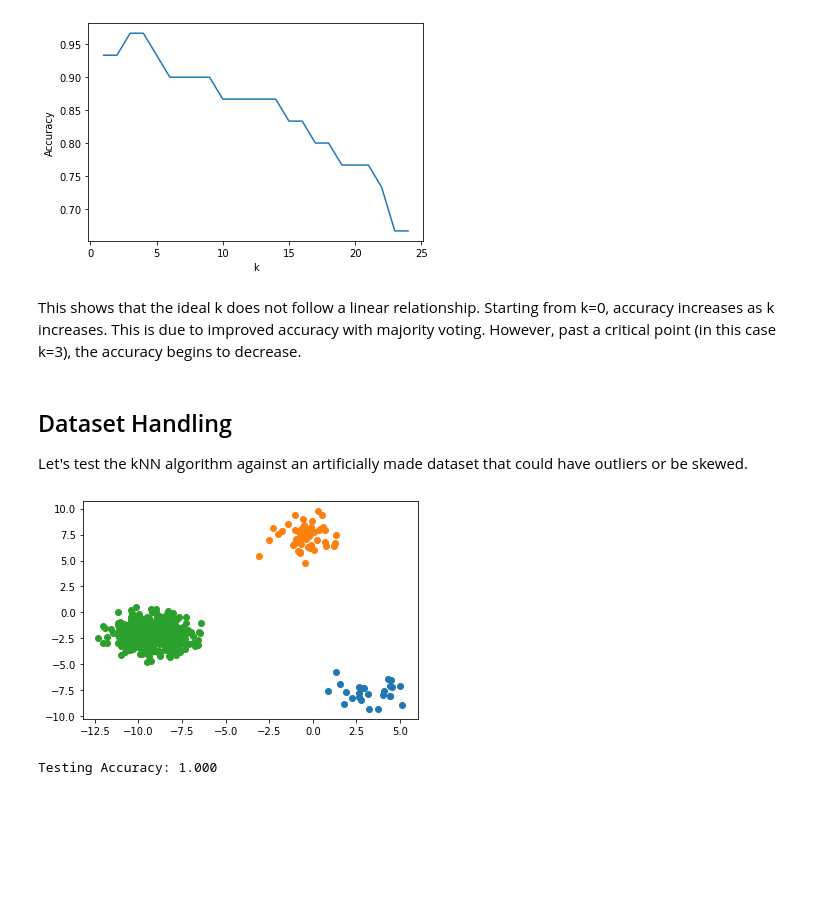
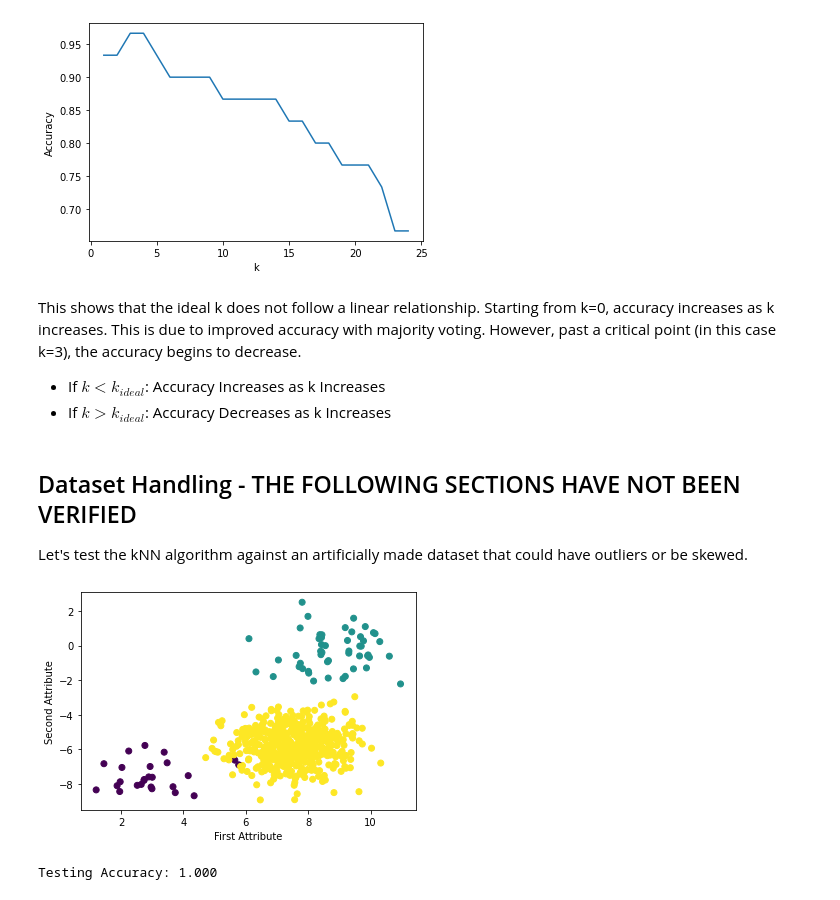
Before and after one commit to athanzxyt/ml_basics, a Jupyter notebook: kNN.ipynb, the cells around one changed output. Drawn from its saved outputs; the diff is of its cells as text; code cells hidden in the pictures; blank space fills up the shorter version.

```diff
--- a/kNN.ipynb
+++ b/kNN.ipynb
@@ -142,18 +141,23 @@ plt.plot(ks, accs)
 [figure]
 # %% [markdown]
 This shows that the ideal k does not follow a linear relationship. Starting from k=0, accuracy increases as k increases. This is due to improved accuracy with majority voting. However, past a critical point (in this case k=3), the accuracy begins to decrease.
+
++ If $k < k_{ideal}$: Accuracy Increases as k Increases
++ If $k > k_{ideal}$: Accuracy Decreases as k Increases
 # %% [markdown]
-## Dataset Handling
+## Dataset Handling - THE FOLLOWING SECTIONS HAVE NOT BEEN VERIFIED
 Let's test the kNN algorithm against an artificially made dataset that could have outliers or be skewed.
 # %%
 # Make artificial dataset
-X, Y = make_blobs(n_samples=[25,50,500], n_features=3, random_state=1000)
+X, Y = make_blobs(n_samples=[25,50,500], n_features=2, random_state=1000)
 X_train, X_test, Y_train, Y_test = train_test_split(X, Y, train_size=0.8, random_state=1000)
 
-for label in np.unique(Y):
-    plt.scatter(X[Y==label,0],X[Y==label,1])
+plt.scatter(X[:,0],X[:,1],c=Y)
+plt.xlabel("First Attribute")
+plt.ylabel("Second Attribute")
+plt.show()
 # %% [output]
-[figure, old version]
+[figure, new version]
 # %%
 clf = kNN()
 clf.fit(X_train,Y_train)
```
Also changed, not shown: parts of 4 cells of this notebook.
